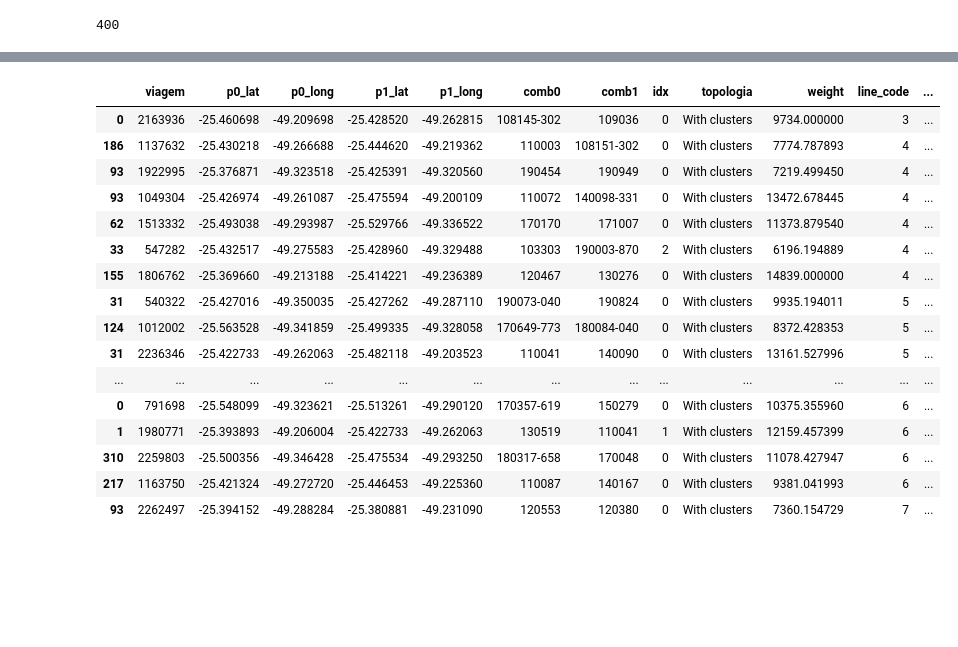
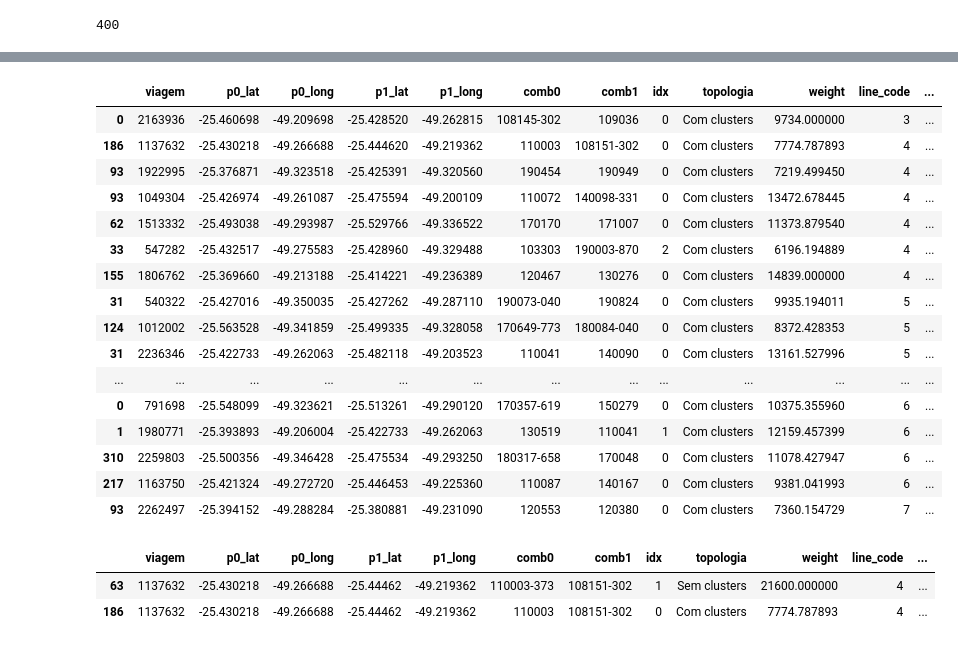
Before and after one commit to jcnborges/busanalysis, a Jupyter notebook: notebooks/jisa_2024/network_pt-br.ipynb, the cells around one changed output, grey strips where cells are left out. Saved outputs shown, nothing was run; the diff lists cells and outputs as text; code cells hidden in the pictures; blank space fills up the shorter version.

```diff
--- a/notebooks/jisa_2024/network_pt-br.ipynb
+++ b/notebooks/jisa_2024/network_pt-br.ipynb
@@ -240,6 +242,7 @@ paths_com_clusters = pd.read_parquet('paths_com_clusters.parquet')
 paths_com_clusters['topologia'] = 'Com clusters'
 paths = pd.concat([paths_sem_clusters, paths_com_clusters])
 paths['cluster'] = np.where(paths['line_code'].str.contains('cluster'), paths['line_code'], np.NaN)
+paths['line_code'] = np.where(paths['line_code'] == 'nan', np.NaN, paths['line_code'])
 paths['comb0'] = paths['comb0'].astype(str)
 paths['comb1'] = paths['comb1'].astype(str)
 melhores = []
@@ -423,20 +432,26 @@ True
 # %%
-melhores.query("topologia == 'With clusters'").sort_values('line_code').head(30)
+melhores.query("topologia == 'Com clusters'").sort_values('line_code').head(30)
 # %% [output]
 |  | viagem | p0_lat | p0_long | p1_lat | p1_long | comb0 | comb1 | idx | topologia | weight | line_code | ... |
-| 0 | 2163936 | -25.460698 | -49.209698 | -25.428520 | -49.262815 | 108145-302 | 109036 | 0 | With clusters | 9734.000000 | 3 | ... |
-| 186 | 1137632 | -25.430218 | -49.266688 | -25.444620 | -49.219362 | 110003 | 108151-302 | 0 | With clusters | 7774.787893 | 4 | ... |
-| 93 | 1922995 | -25.376871 | -49.323518 | -25.425391 | -49.320560 | 190454 | 190949 | 0 | With clusters | 7219.499450 | 4 | ... |
-| 93 | 1049304 | -25.426974 | -49.261087 | -25.475594 | -49.200109 | 110072 | 140098-331 | 0 | With clusters | 13472.678445 | 4 | ... |
-| 62 | 1513332 | -25.493038 | -49.293987 | -25.529766 | -49.336522 | 170170 | 171007 | 0 | With clusters | 11373.879540 | 4 | ... |
-| 33 | 547282 | -25.432517 | -49.275583 | -25.428960 | -49.329488 | 103303 | 190003-870 | 2 | With clusters | 6196.194889 | 4 | ... |
-| 155 | 1806762 | -25.369660 | -49.213188 | -25.414221 | -49.236389 | 120467 | 130276 | 0 | With clusters | 14839.000000 | 4 | ... |
-| 31 | 540322 | -25.427016 | -49.350035 | -25.427262 | -49.287110 | 190073-040 | 190824 | 0 | With clusters | 9935.194011 | 5 | ... |
-| 124 | 1012002 | -25.563528 | -49.341859 | -25.499335 | -49.328058 | 170649-773 | 180084-040 | 0 | With clusters | 8372.428353 | 5 | ... |
-| 31 | 2236346 | -25.422733 | -49.262063 | -25.482118 | -49.203523 | 110041 | 140090 | 0 | With clusters | 13161.527996 | 5 | ... |
+| 0 | 2163936 | -25.460698 | -49.209698 | -25.428520 | -49.262815 | 108145-302 | 109036 | 0 | Com clusters | 9734.000000 | 3 | ... |
+| 186 | 1137632 | -25.430218 | -49.266688 | -25.444620 | -49.219362 | 110003 | 108151-302 | 0 | Com clusters | 7774.787893 | 4 | ... |
+| 93 | 1922995 | -25.376871 | -49.323518 | -25.425391 | -49.320560 | 190454 | 190949 | 0 | Com clusters | 7219.499450 | 4 | ... |
+| 93 | 1049304 | -25.426974 | -49.261087 | -25.475594 | -49.200109 | 110072 | 140098-331 | 0 | Com clusters | 13472.678445 | 4 | ... |
+| 62 | 1513332 | -25.493038 | -49.293987 | -25.529766 | -49.336522 | 170170 | 171007 | 0 | Com clusters | 11373.879540 | 4 | ... |
+| 33 | 547282 | -25.432517 | -49.275583 | -25.428960 | -49.329488 | 103303 | 190003-870 | 2 | Com clusters | 6196.194889 | 4 | ... |
+| 155 | 1806762 | -25.369660 | -49.213188 | -25.414221 | -49.236389 | 120467 | 130276 | 0 | Com clusters | 14839.000000 | 4 | ... |
+| 31 | 540322 | -25.427016 | -49.350035 | -25.427262 | -49.287110 | 190073-040 | 190824 | 0 | Com clusters | 9935.194011 | 5 | ... |
+| 124 | 1012002 | -25.563528 | -49.341859 | -25.499335 | -49.328058 | 170649-773 | 180084-040 | 0 | Com clusters | 8372.428353 | 5 | ... |
+| 31 | 2236346 | -25.422733 | -49.262063 | -25.482118 | -49.203523 | 110041 | 140090 | 0 | Com clusters | 13161.527996 | 5 | ... |
 | ... | ... | ... | ... | ... | ... | ... | ... | ... | ... | ... | ... | ... |
-| 0 | 791698 | -25.548099 | -49.323621 | -25.513261 | -49.290120 | 170357-619 | 150279 | 0 | With clusters | 10375.355960 | 6 | ... |
-| 1 | 1980771 | -25.393893 | -49.206004 | -25.422733 | -49.262063 | 130519 | 110041 | 1 | With clusters | 12159.457399 | 6 | ... |
-| 310 | 2259803 | -25.500356 | -49.346428 | -25.475534 | -49.293250 | 180317-658 | 170048 | 0 | With clusters | 11078.427947 | 6 | ... |
-| 217 | 1163750 | -25.421324 | -49.272720 | -25.446453 | -49.225360 | 110087 | 140167 | 0 | With clusters | 9381.041993 | 6 | ... |
-| 93 | 2262497 | -25.394152 | -49.288284 | -25.380881 | -49.231090 | 120553 | 120380 | 0 | With clusters | 7360.154729 | 7 | ... |
+| 0 | 791698 | -25.548099 | -49.323621 | -25.513261 | -49.290120 | 170357-619 | 150279 | 0 | Com clusters | 10375.355960 | 6 | ... |
+| 1 | 1980771 | -25.393893 | -49.206004 | -25.422733 | -49.262063 | 130519 | 110041 | 1 | Com clusters | 12159.457399 | 6 | ... |
+| 310 | 2259803 | -25.500356 | -49.346428 | -25.475534 | -49.293250 | 180317-658 | 170048 | 0 | Com clusters | 11078.427947 | 6 | ... |
+| 217 | 1163750 | -25.421324 | -49.272720 | -25.446453 | -49.225360 | 110087 | 140167 | 0 | Com clusters | 9381.041993 | 6 | ... |
+| 93 | 2262497 | -25.394152 | -49.288284 | -25.380881 | -49.231090 | 120553 | 120380 | 0 | Com clusters | 7360.154729 | 7 | ... |
+# %%
+melhores.query(f"viagem == {viagem}")
+# %% [output]
+|  | viagem | p0_lat | p0_long | p1_lat | p1_long | comb0 | comb1 | idx | topologia | weight | line_code | ... |
+| 63 | 1137632 | -25.430218 | -49.266688 | -25.44462 | -49.219362 | 110003-373 | 108151-302 | 1 | Sem clusters | 21600.000000 | 4 | ... |
+| 186 | 1137632 | -25.430218 | -49.266688 | -25.44462 | -49.219362 | 110003 | 108151-302 | 0 | Com clusters | 7774.787893 | 4 | ... |
```
Also changed, not shown: parts of 5 cells of this notebook, 1 other file.
